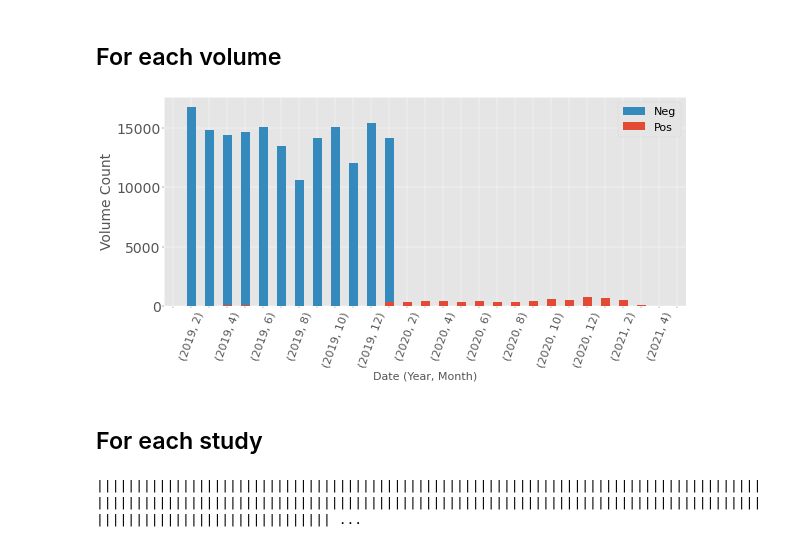
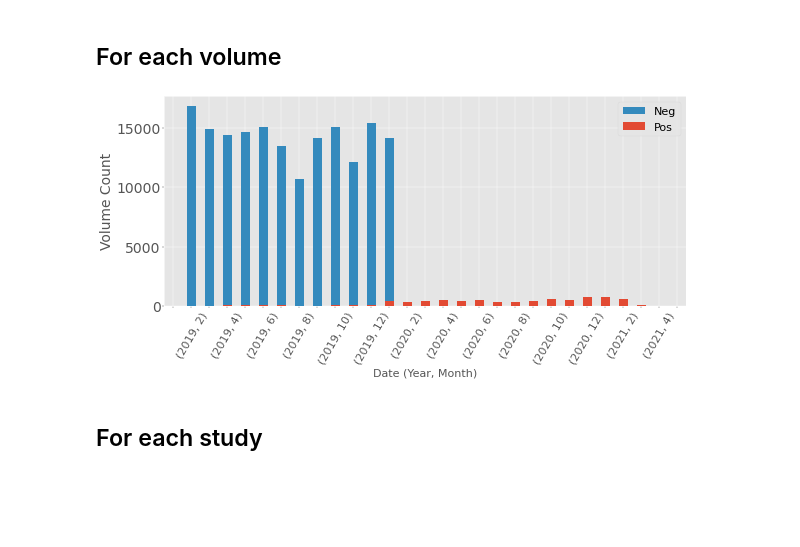
Before and after one commit to Kiril94/Thesis, a Jupyter notebook: Cobra/cobra/ds_notebooks/general_stats.ipynb, the cells around one changed output. Drawn from its saved outputs; the diff is of its cells as text; code cells hidden in the pictures; blank space fills up the shorter version.

```diff
--- a/Cobra/cobra/ds_notebooks/general_stats.ipynb
+++ b/Cobra/cobra/ds_notebooks/general_stats.ipynb
@@ -52,25 +59,27 @@ MFS_k = 'MagneticFieldStrength'
 # %%
 #Now remove all the missing dates
 dfc["InstanceCreationDate"] = dfc["InstanceCreationDate"].astype("datetime64")
 df_p = dfc[dfc.Positive==1]
 df_n = dfc[dfc.Positive==0]
 
 fig, ax = svis.plot_decorator(df_n.groupby([df_n["InstanceCreationDate"].dt.year, \
     df_n["InstanceCreationDate"].dt.month]).Rows.count().plot,
     figsize=(15,8),
     plot_func_kwargs={'kind':'bar','label':'Neg',
         'color':svis.Color_palette(0)[1],} ,
-    kwargs={'xtickparams_rot':80, 'ylabel':'Volume Count','ylogscale':False,
+    kwargs={'xtickparams_rot':80, 'ylabel':'Volume Count',
     })
 ax = df_p.groupby([df_p["InstanceCreationDate"].dt.year, \
     df_p["InstanceCreationDate"].dt.month]).Rows.count().plot(kind="bar",
     color=svis.Color_palette(0)[0], ax=ax, label='Pos')
 ax.tick_params(axis='x', which='major', labelsize=20, rotation=70)
 ax.set_xlabel('Date (Year, Month)', fontsize=20)
 ax.legend(fontsize=20)
+ax.tick_params(axis='x', which='major', rotation=60)
+
 for label in ax.xaxis.get_ticklabels()[::2]:
     label.set_visible(False)
 # %% [output]
-[figure, old version]
+[figure, new version]
 # %% [markdown]
 ## For each study
@@ -116,5 +90,0 @@ def get_studies_df(df_sorted, threshold=2):
-# %%
-df_studies = get_studies_df(df_sorted)
-df_studies.to_csv(f"{table_dir}/studies_clean.csv", index=False, header=True)
-# %% [output]
-|||||||||||||||||||||||||||||||||||||||||||||||||||||||||||||||||||||||||||||||||||||||||||||||||||||||||||||||||||||||||||||||||||||||||||||||||||||||||||||||||||||||||||||||||||||||||||||||||||||||| ...
```
Also changed, not shown: parts of 6 cells of this notebook, 2 other files.
